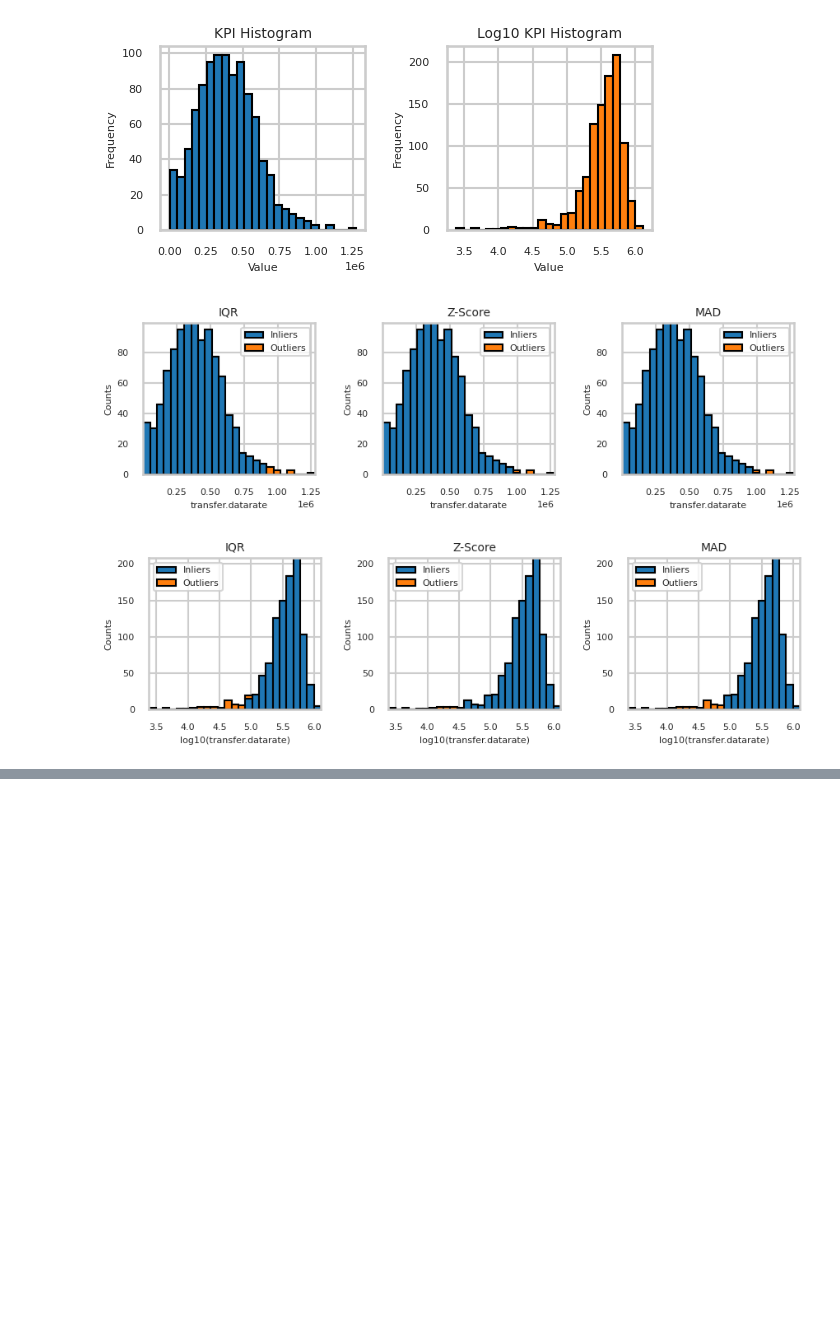
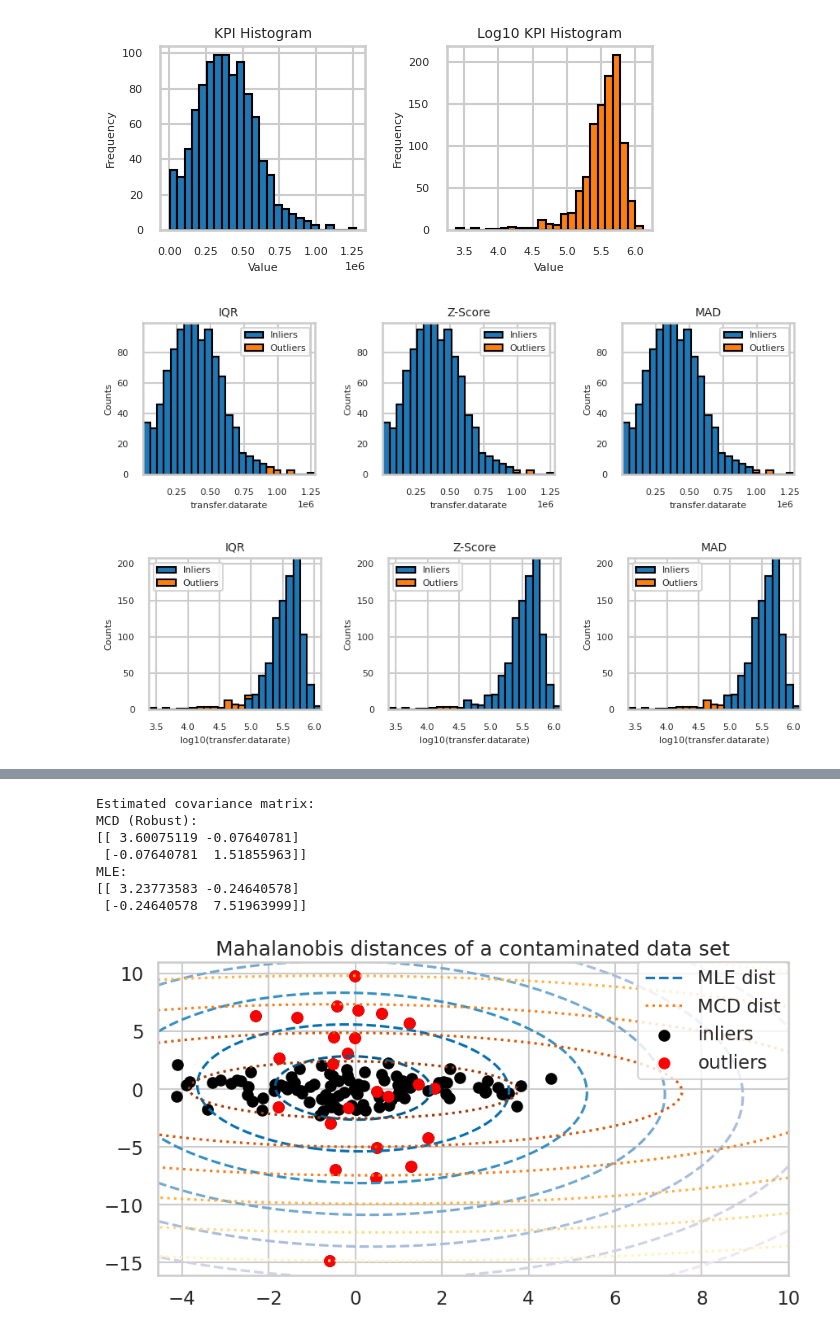
Before and after one commit to JuanMarcosRamirez/xmlad, a Jupyter notebook: 02_anomaly_detection.ipynb, the cells around one changed output, grey strips where cells are left out. Cells and saved outputs as stored; diff of their text form; code cells hidden in the pictures; blank space fills up the shorter version.

```diff
--- a/02_anomaly_detection.ipynb
+++ b/02_anomaly_detection.ipynb
@@ -229,0 +237,79 @@ kurtosis             0.4115                    8.1728
+# %%
+# for consistent results
+np.random.seed(7)
+
+n_samples = 125
+n_outliers = 25
+n_features = 2
+
+# generate Gaussian data of shape (125, 2)
+gen_cov = np.eye(n_features)
+gen_cov[0, 0] = 2.0
+X = np.dot(np.random.randn(n_samples, n_features), gen_cov)
+# add some outliers
+outliers_cov = np.eye(n_features)
+outliers_cov[np.arange(1, n_features), np.arange(1, n_features)] = 7.0
+X[-n_outliers:] = np.dot(np.random.randn(n_outliers, n_features), outliers_cov)
+
+# fit a MCD robust estimator to data
+robust_cov = MinCovDet().fit(X)
+# fit a MLE estimator to data
+emp_cov = EmpiricalCovariance().fit(X)
+print(
+    "Estimated covariance matrix:\nMCD (Robust):\n{}\nMLE:\n{}".format(
+        robust_cov.covariance_, emp_cov.covariance_
+    )
+)
+
+
+fig, ax = plt.subplots(figsize=(10, 5))
+# Plot data set
+inlier_plot = ax.scatter(X[:, 0], X[:, 1], color="black", label="inliers")
+outlier_plot = ax.scatter(
+    X[:, 0][-n_outliers:], X[:, 1][-n_outliers:], color="red", label="outliers"
+)
+ax.set_xlim(ax.get_xlim()[0], 10.0)
+ax.set_title("Mahalanobis distances of a contaminated data set")
+
+# Create meshgrid of feature 1 and feature 2 values
+xx, yy = np.meshgrid(
+    np.linspace(plt.xlim()[0], plt.xlim()[1], 100),
+    np.linspace(plt.ylim()[0], plt.ylim()[1], 100),
+)
+zz = np.c_[xx.ravel(), yy.ravel()]
+# Calculate the MLE based Mahalanobis distances of the meshgrid
+mahal_emp_cov = emp_cov.mahalanobis(zz)
+mahal_emp_cov = mahal_emp_cov.reshape(xx.shape)
+emp_cov_contour = plt.contour(
+    xx, yy, np.sqrt(mahal_emp_cov), cmap=plt.cm.PuBu_r, linestyles="dashed"
+)
+# Calculate the MCD based Mahalanobis distances
+mahal_robust_cov = robust_cov.mahalanobis(zz)
+mahal_robust_cov = mahal_robust_cov.reshape(xx.shape)
+robust_contour = ax.contour(
+    xx, yy, np.sqrt(mahal_robust_cov), cmap=plt.cm.YlOrBr_r, linestyles="dotted"
+)
+
+# Add legend
+ax.legend(
+    [
+        mlines.Line2D([], [], color="tab:blue", linestyle="dashed"),
+        mlines.Line2D([], [], color="tab:orange", linestyle="dotted"),
+        inlier_plot,
+        outlier_plot,
+    ],
+    ["MLE dist", "MCD dist", "inliers", "outliers"],
+    loc="upper right",
+    borderaxespad=0,
+)
+
+plt.show()
+# %% [output]
+Estimated covariance matrix:
+MCD (Robust):
+[[ 3.60075119 -0.07640781]
+ [-0.07640781  1.51855963]]
+MLE:
+[[ 3.23773583 -0.24640578]
+ [-0.24640578  7.51963999]]
+[figure, added]
```
Also changed, not shown: parts of 2 cells of this notebook.
